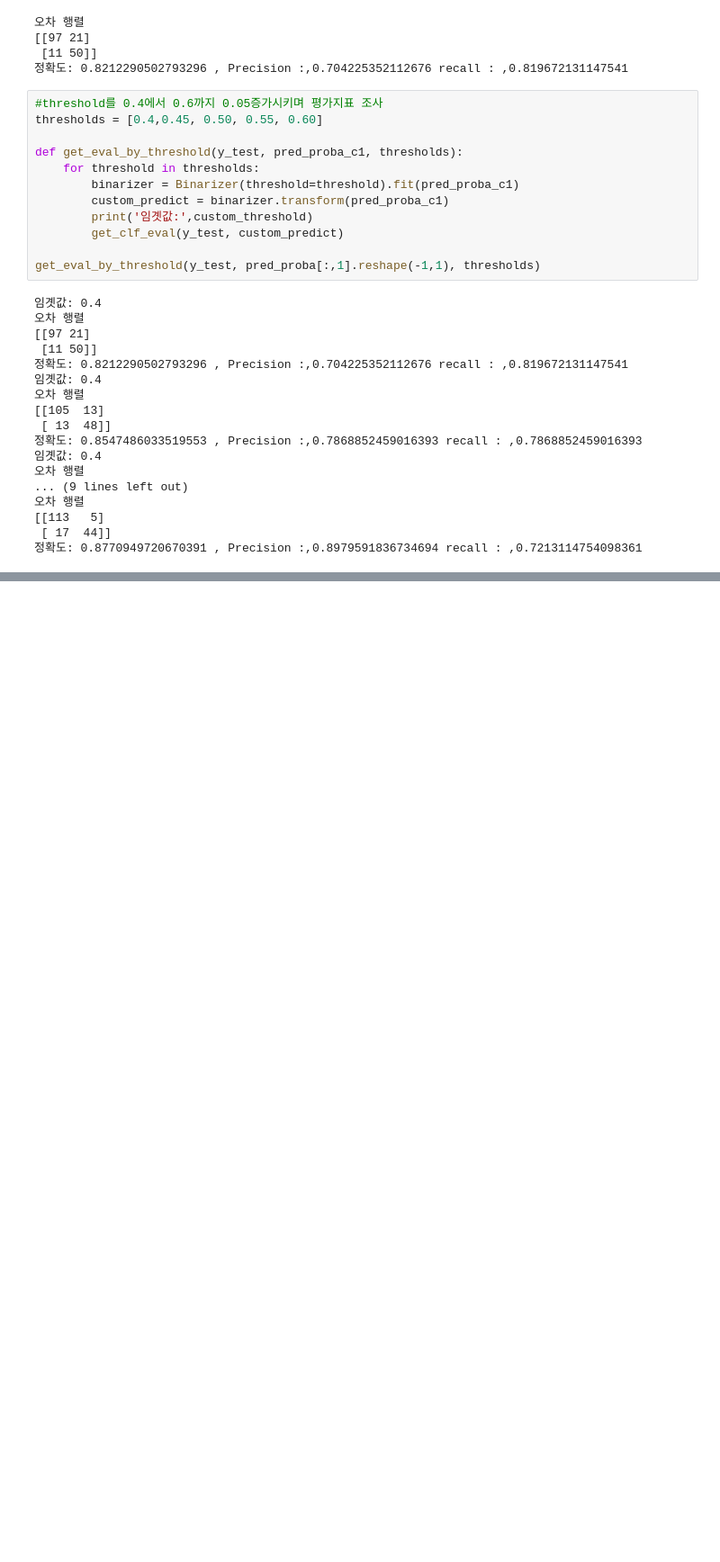
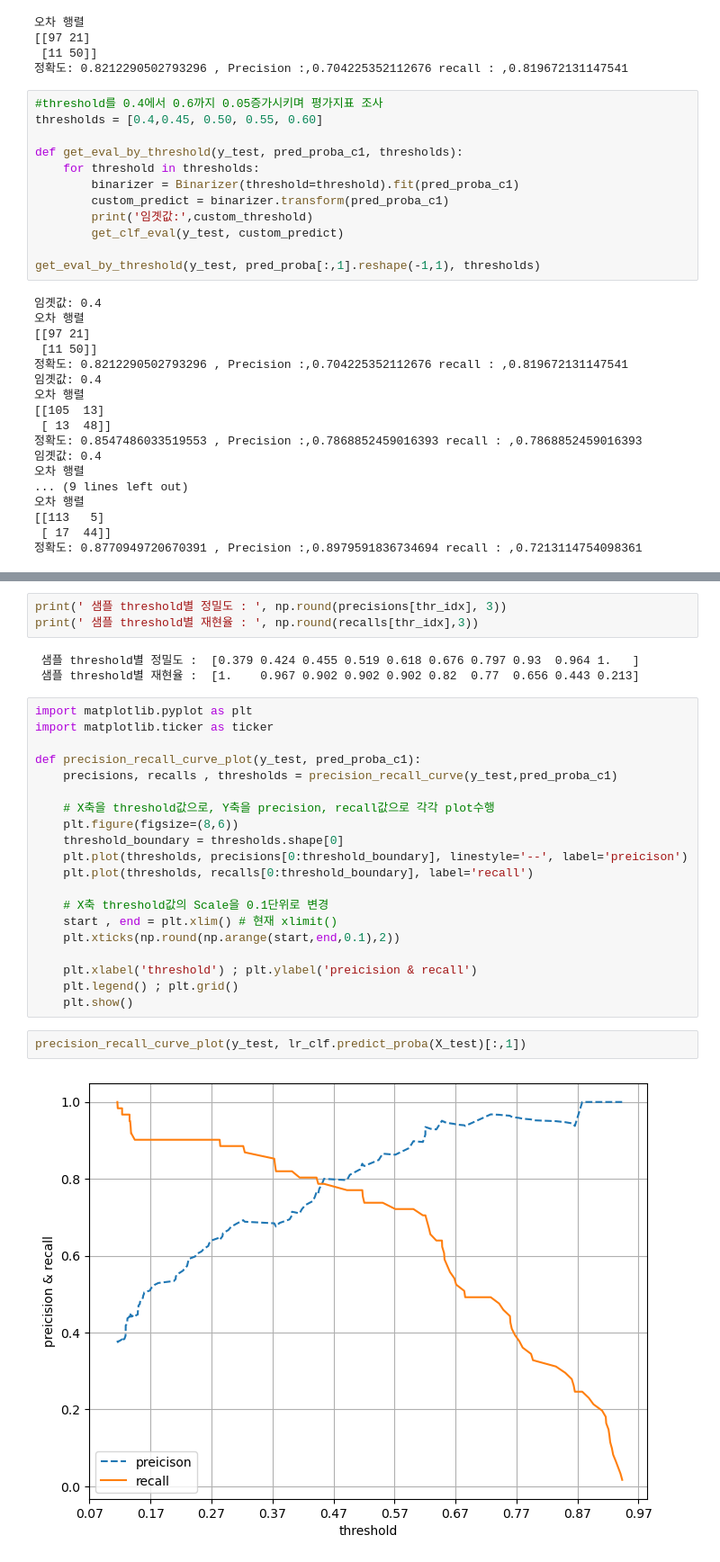
Before and after one commit to poporago/study_repo, a Jupyter notebook: scikit-learn/ch3평가.ipynb, the cells around one changed output, grey strips where cells are left out. Shown at 90% size. Drawn from its saved outputs; the diff is of its cells as text; blank space fills up the shorter version.

```diff
--- a/scikit-learn/ch3평가.ipynb
+++ b/scikit-learn/ch3평가.ipynb
@@ -229,0 +237,30 @@ print(thresholds.shape)
+# %%
+print(' 샘플 threshold별 정밀도 : ', np.round(precisions[thr_idx], 3))
+print(' 샘플 threshold별 재현율 : ', np.round(recalls[thr_idx],3))
+# %% [output]
+ 샘플 threshold별 정밀도 :  [0.379 0.424 0.455 0.519 0.618 0.676 0.797 0.93  0.964 1.   ]
+ 샘플 threshold별 재현율 :  [1.    0.967 0.902 0.902 0.902 0.82  0.77  0.656 0.443 0.213]
+# %%
+import matplotlib.pyplot as plt
+import matplotlib.ticker as ticker
+
+def precision_recall_curve_plot(y_test, pred_proba_c1):
+    precisions, recalls , thresholds = precision_recall_curve(y_test,pred_proba_c1)
+
+    # X축을 threshold값으로, Y축을 precision, recall값으로 각각 plot수행
+    plt.figure(figsize=(8,6))
+    threshold_boundary = thresholds.shape[0]
+    plt.plot(thresholds, precisions[0:threshold_boundary], linestyle='--', label='preicison')
+    plt.plot(thresholds, recalls[0:threshold_boundary], label='recall')
+
+    # X축 threshold값의 Scale을 0.1단위로 변경
+    start , end = plt.xlim() # 현재 xlimit()
+    plt.xticks(np.round(np.arange(start,end,0.1),2))
+
+    plt.xlabel('threshold') ; plt.ylabel('preicision & recall')
+    plt.legend() ; plt.grid()
+    plt.show()
+# %%
+precision_recall_curve_plot(y_test, lr_clf.predict_proba(X_test)[:,1])
+# %% [output]
+[figure, added]
```
Also changed, not shown: parts of 30 cells of this notebook, 1 other file.
